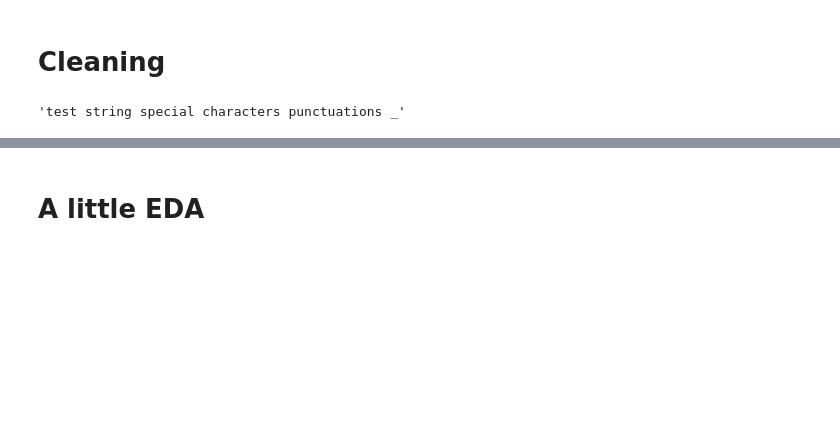
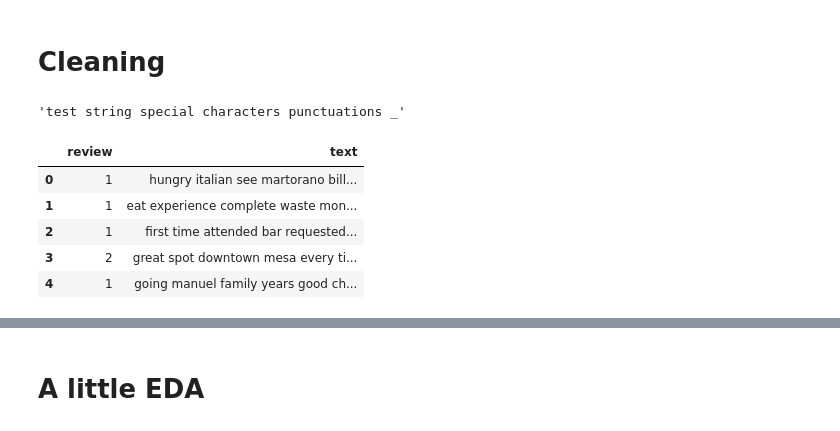
Before and after one commit to jameskn30/NLP_RNN, a Jupyter notebook: UB DL/assignment2/transformers/main.ipynb, the cells around one changed output, grey strips where cells are left out. Drawn from its saved outputs; the diff is of its cells as text; code cells hidden in the pictures; blank space fills up the shorter version.

```diff
--- a/UB DL/assignment2/transformers/main.ipynb
+++ b/UB DL/assignment2/transformers/main.ipynb
@@ -107,4 +118,13 @@ clean_text(test_string)
 # %% [output]
 'test string special characters punctuations _'
 # %%
-train_df['text'] = train_df['text'].apply(lambda s: clean_text(s))
+eda_df = train_df.copy()
+eda_df['text'] = eda_df['text'].apply(lambda s: clean_text(s))
+eda_df.head()
+# %% [output]
+|  | review | text |
+| 0 | 1 | hungry italian see martorano bill... |
+| 1 | 1 | eat experience complete waste mon... |
+| 2 | 1 | first time attended bar requested... |
+| 3 | 2 | great spot downtown mesa every ti... |
+| 4 | 1 | going manuel family years good ch... |
```
Also changed, not shown: parts of 18 cells of this notebook, 4 other files.
